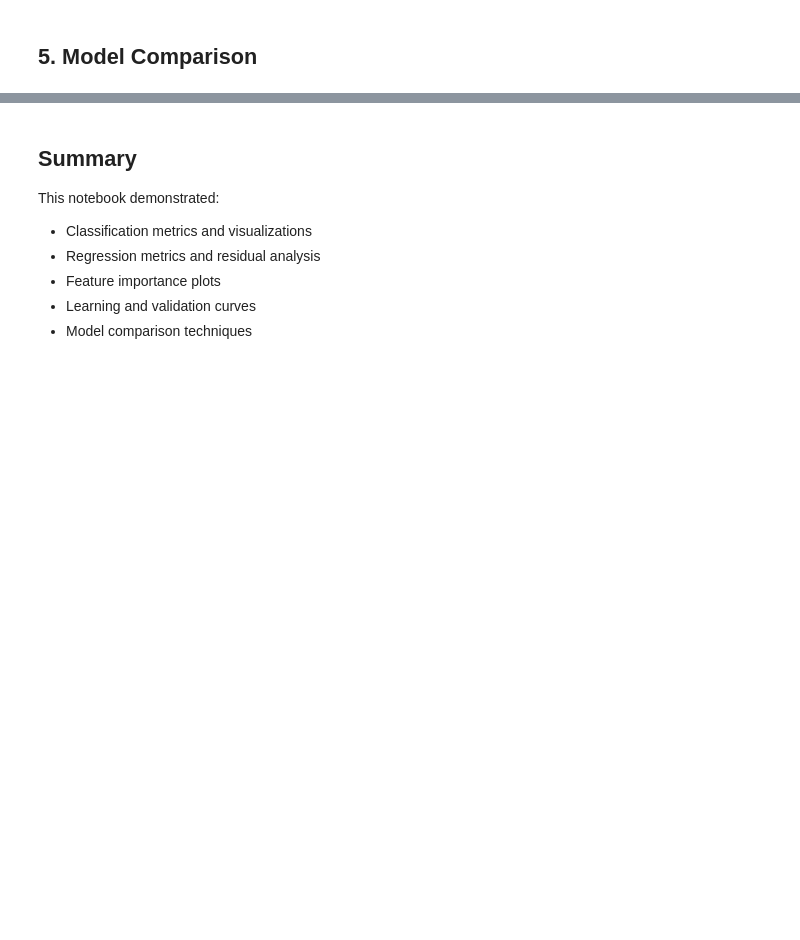
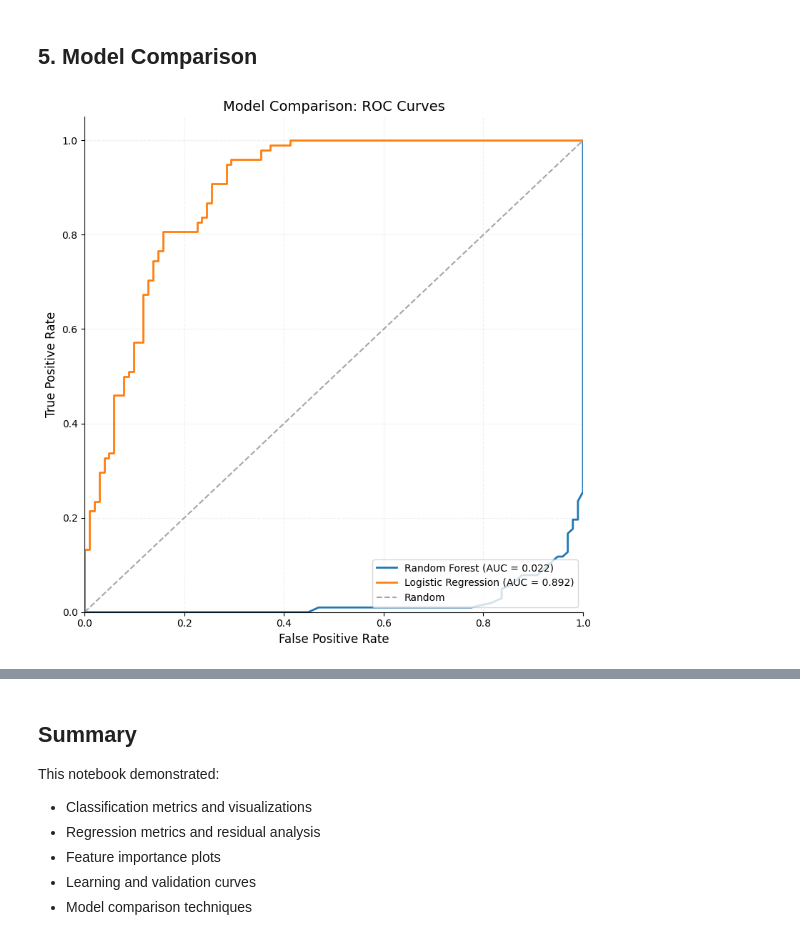
Before and after one commit to JinduSama/utils, a Jupyter notebook: examples/ml_evaluation_examples.ipynb, the cells around one changed output, grey strips where cells are left out. Cells and saved outputs as stored; diff of their text form; code cells hidden in the pictures; blank space fills up the shorter version.

```diff
--- a/examples/ml_evaluation_examples.ipynb
+++ b/examples/ml_evaluation_examples.ipynb
@@ -205,24 +272,26 @@ plt.show()
 # %%
 # Compare multiple models using ROC curves
 from sklearn.svm import SVC
 
 models = {
     'Random Forest': RandomForestClassifier(n_estimators=100, random_state=42),
-    'Logistic Regression': LogisticRegression(random_state=42, max_iter=1000),
+    'Logistic Regression': LogisticRegression(random_state=42),
 }
 
 # Train and get probabilities
 model_probas = {}
 for name, model in models.items():
     model.fit(X_train, y_train)
     model_probas[name] = model.predict_proba(X_test)[:, 1]
 
 # Plot ROC curves for all models
 fig, ax = plot_roc_curve(
     y_test, model_probas,
     title='Model Comparison: ROC Curves',
 )
 plt.show()
+# %% [output]
+[figure, added]
 # %%
 # PR Curves comparison
 fig, ax = plot_precision_recall_curve(
```
Also changed, not shown: parts of 19 cells of this notebook, 5 other files.
